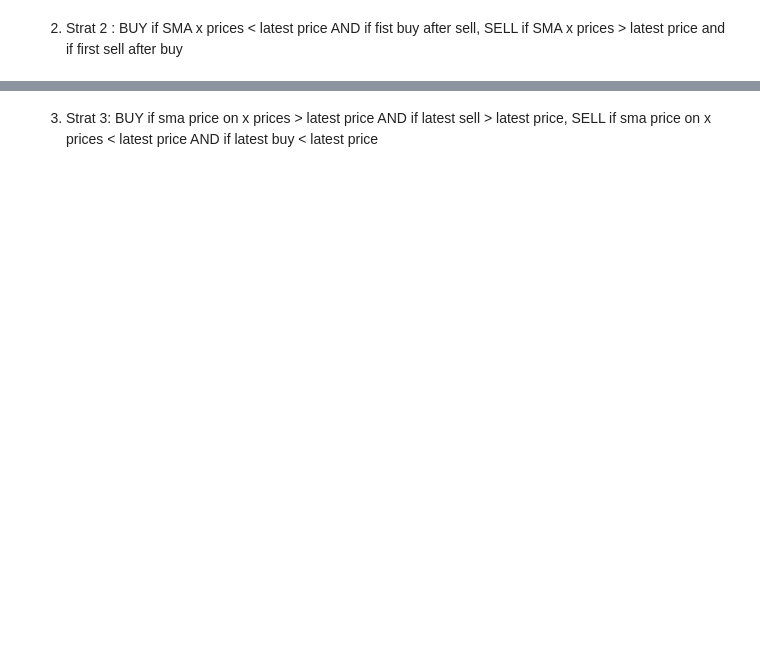
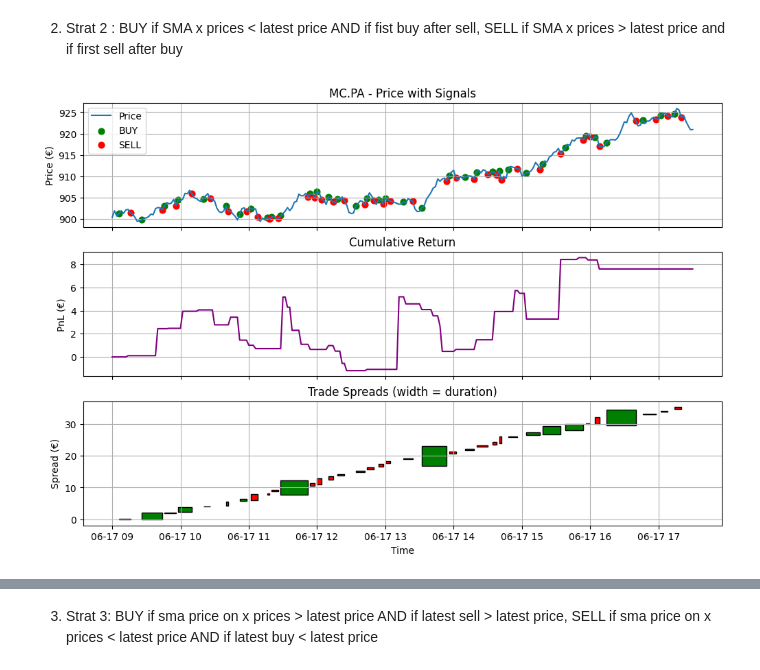
Before and after one commit to ALouise/trading-bot, a Jupyter notebook: notebooks/backtest_strategy_synthetic.ipynb, the cells around one changed output, grey strips where cells are left out. Drawn from its saved outputs; the diff is of its cells as text; code cells hidden in the pictures; blank space fills up the shorter version.

```diff
--- a/notebooks/backtest_strategy_synthetic.ipynb
+++ b/notebooks/backtest_strategy_synthetic.ipynb
@@ -17,5 +26,7 @@ plot_signals(df_strat1, ticker="MC.PA")
 # %% [markdown]
 2. Strat 2 : BUY if SMA x prices < latest price AND if fist buy after sell, SELL if SMA x prices > latest price and if first sell after buy
 # %%
-df_strat2 = signals_sma_x_filtered(df, 3)
+df_strat2 = signals_sma_x_filtered(df_bull, 3)
 plot_signals_alternatives_buy_sell(df_strat2, ticker="MC.PA")
+# %% [output]
+[figure, added]
```
Also changed, not shown: parts of 7 cells of this notebook, 1 other file.
